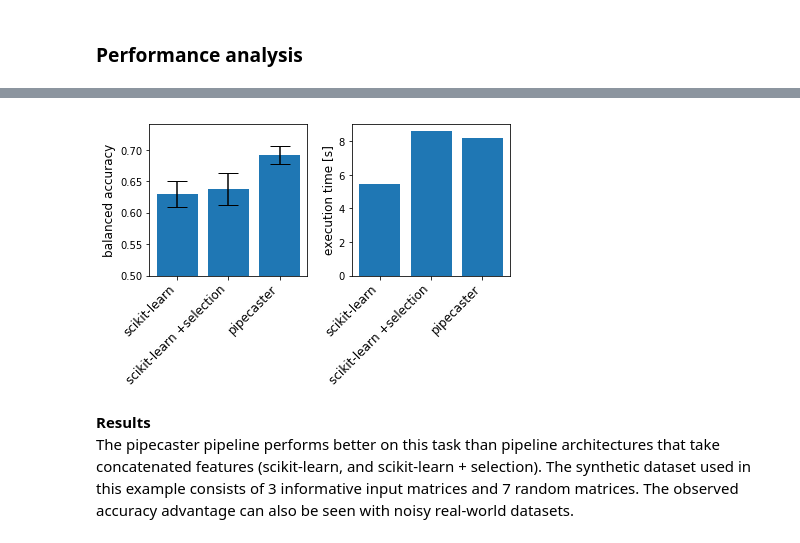
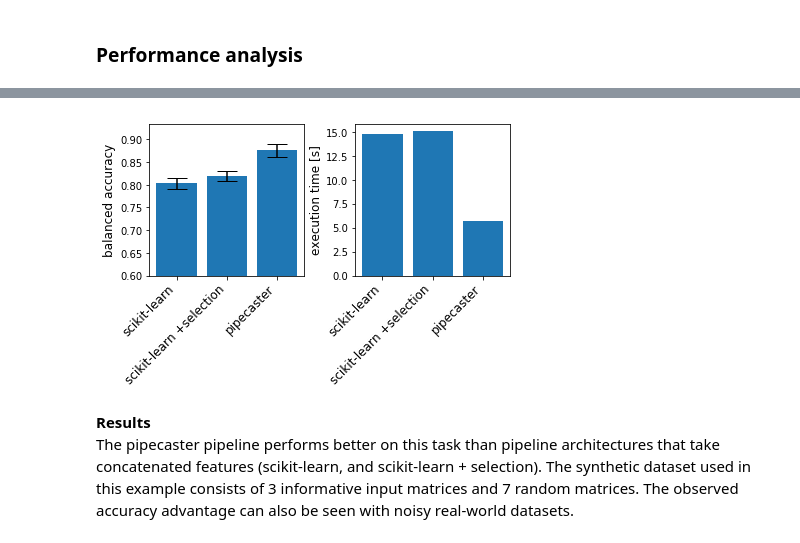
Before and after one commit to ajcallegari/scikit-multichannel, a Jupyter notebook: tutorial.ipynb, the cells around one changed output, grey strips where cells are left out. Drawn from its saved outputs; the diff is of its cells as text; code cells hidden in the pictures.

```diff
--- a/tutorial.ipynb
+++ b/tutorial.ipynb
@@ -9,11 +9,11 @@ import pipecaster as pc
 
 # generate synthetic data
 
-n_input_matrices = 10
+n_inputs = 10
 random_inputs = 7
 
 Xs, y, X_types = pc.make_multi_input_classification(
-                        n_informative_Xs=n_input_matrices-random_inputs,
+                        n_informative_Xs=n_inputs-random_inputs,
                         n_weak_Xs=0,
                         n_random_Xs=random_inputs,
                         weak_noise_sd=None,
@@ -21,10 +21,10 @@ Xs, y, X_types = pc.make_multi_input_classification(
                         n_classes=2,
                         n_samples=500,
                         n_features=100,
-                        n_informative=30,
+                        n_informative=20,
                         n_redundant=0,
                         n_repeated=0,
-                        class_sep=2)
+                        class_sep=0.8)
 # %% [markdown]
 ## Feature Score-based Channel Selection and Channel Meta-prediction
 # %%
@@ -60,7 +60,7 @@ from sklearn.svm import SVC
 early_stopping_GBC = GradientBoostingClassifier(n_estimators=1000,
                                      validation_fraction=0.1,
                                      n_iter_no_change=3)
-mclf1 = pc.MultichannelPipeline(n_channels=n_input_matrices)
+mclf1 = pc.MultichannelPipeline(n_channels=n_inputs)
 mclf1.add_layer(StandardScaler())
 mclf1.add_layer(SelectPercentile(percentile=25))
 mclf1.add_layer(pc.SelectKBestScores(feature_scorer=f_classif, aggregator=np.mean, k=3))
@@ -144,7 +144,7 @@ fig, axes = plt.subplots(1, 2)
 xlabels = ['scikit-learn', 'scikit-learn +selection', 'pipecaster']
 axes[0].bar(xlabels, [np.mean(sk_ns_accuracies), np.mean(sk_accuracies), np.mean(pc_accuracies)],
         yerr=[sem(sk_ns_accuracies), sem(sk_accuracies), sem(pc_accuracies)], capsize=10)
-axes[0].set_ylim(.5)
+axes[0].set_ylim(.6)
 axes[0].set_ylabel('balanced accuracy', fontsize=12)
 axes[0].set_xticklabels(xlabels, rotation=45, ha='right', fontsize=12)
 axes[1].bar(xlabels, [np.mean(sk_ns_time), np.mean(sk_time), np.mean(pc_time)])
@@ -158,4 +156,4 @@ File descriptor limit 256 is too low for production servers and may result in co
-[figure, old version]
+[figure, new version]
 # %% [markdown]
 **Results**
 The pipecaster pipeline performs better on this task than pipeline architectures that take concatenated features (scikit-learn, and scikit-learn + selection).  The synthetic dataset used in this example consists of 3 informative input matrices and 7 random matrices.  The observed accuracy advantage can also be seen with noisy real-world datasets.
```
Also changed, not shown: parts of 16 cells of this notebook, 10 other files.
